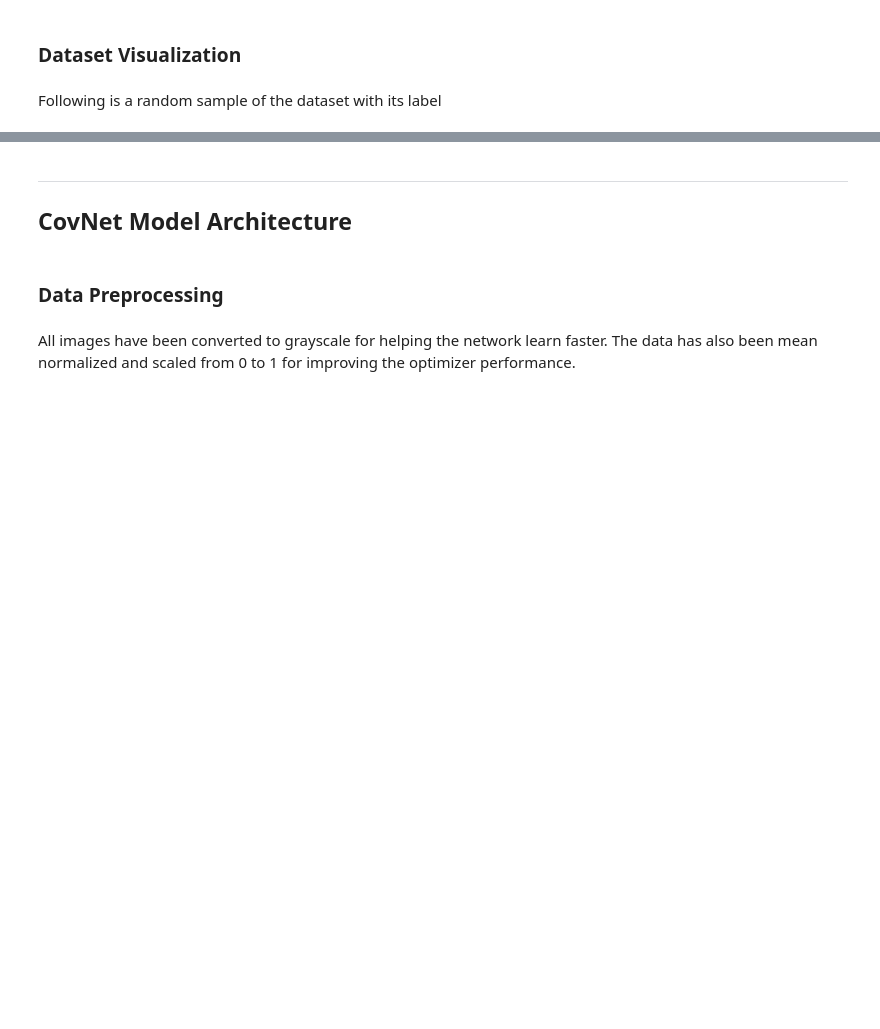
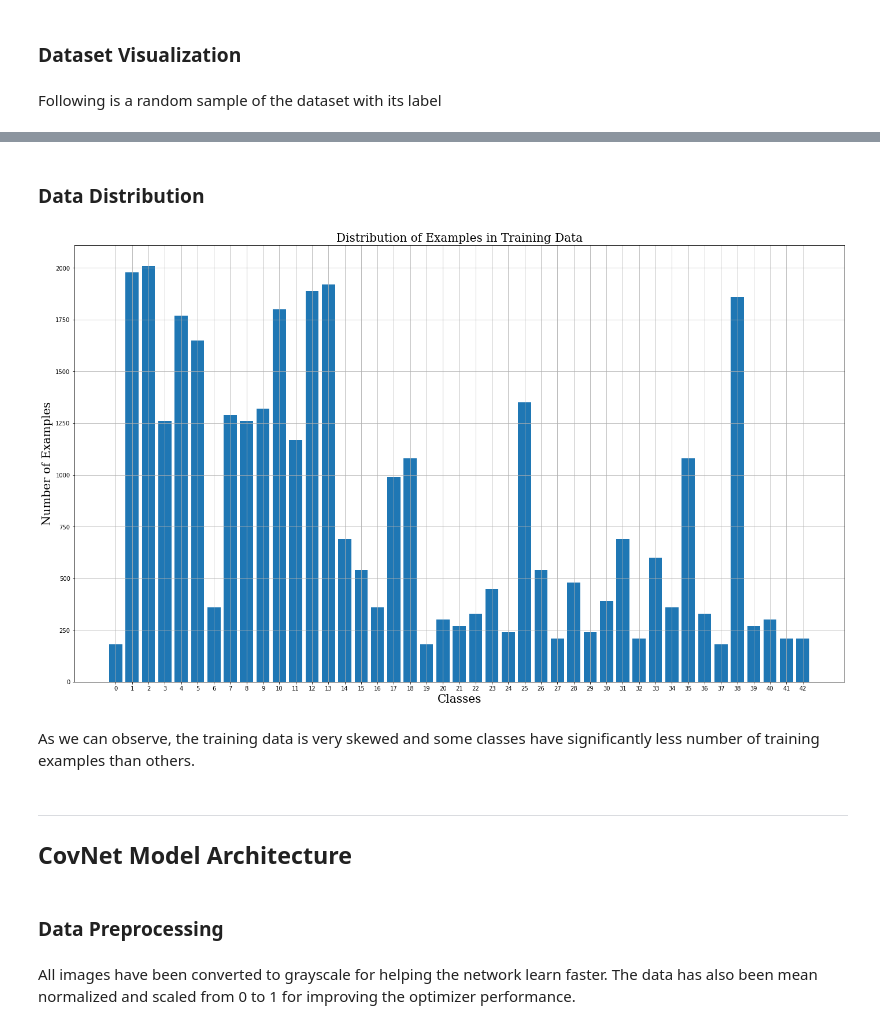
Before and after one commit to adwaitverulkar/CarND_P3_TrafficSignClassifier, a Jupyter notebook: Traffic_Sign_Classifier.ipynb, the cells around one changed output, grey strips where cells are left out. Cells and saved outputs as stored; diff of their text form; code cells hidden in the pictures; blank space fills up the shorter version.

```diff
--- a/Traffic_Sign_Classifier.ipynb
+++ b/Traffic_Sign_Classifier.ipynb
@@ -87,3 +89,30 @@ print(y_train[index])
+# %% [markdown]
+### Data Distribution
+# %%
+num_ex = []
+classes = np.arange(n_classes)
+
+for i in range(n_classes):
+    num_ex.append(len(np.where(y_train == i)[0]))
+
+fig = plt.figure()
+fig.set_size_inches(18.5, 10.5)
+ax = fig.add_axes([0,0,1,1])
+ax.bar(classes,num_ex)
+plt.xticks(classes)
+font = {'family': 'serif',
+        'color':  'black',
+        'weight': 'normal',
+        'size': 20,
+        }
+plt.xlabel("Classes", font)
+plt.ylabel("Number of Examples", font)
+plt.title("Distribution of Examples in Training Data", font)
+plt.grid(True)
+# %% [output]
+[figure, added]
+# %% [markdown]
+As we can observe, the training data is very skewed and some classes have significantly less number of training examples than others.
 # %% [markdown]
 ----
 
```
Also changed, not shown: parts of 4 cells of this notebook, 2 other files.
